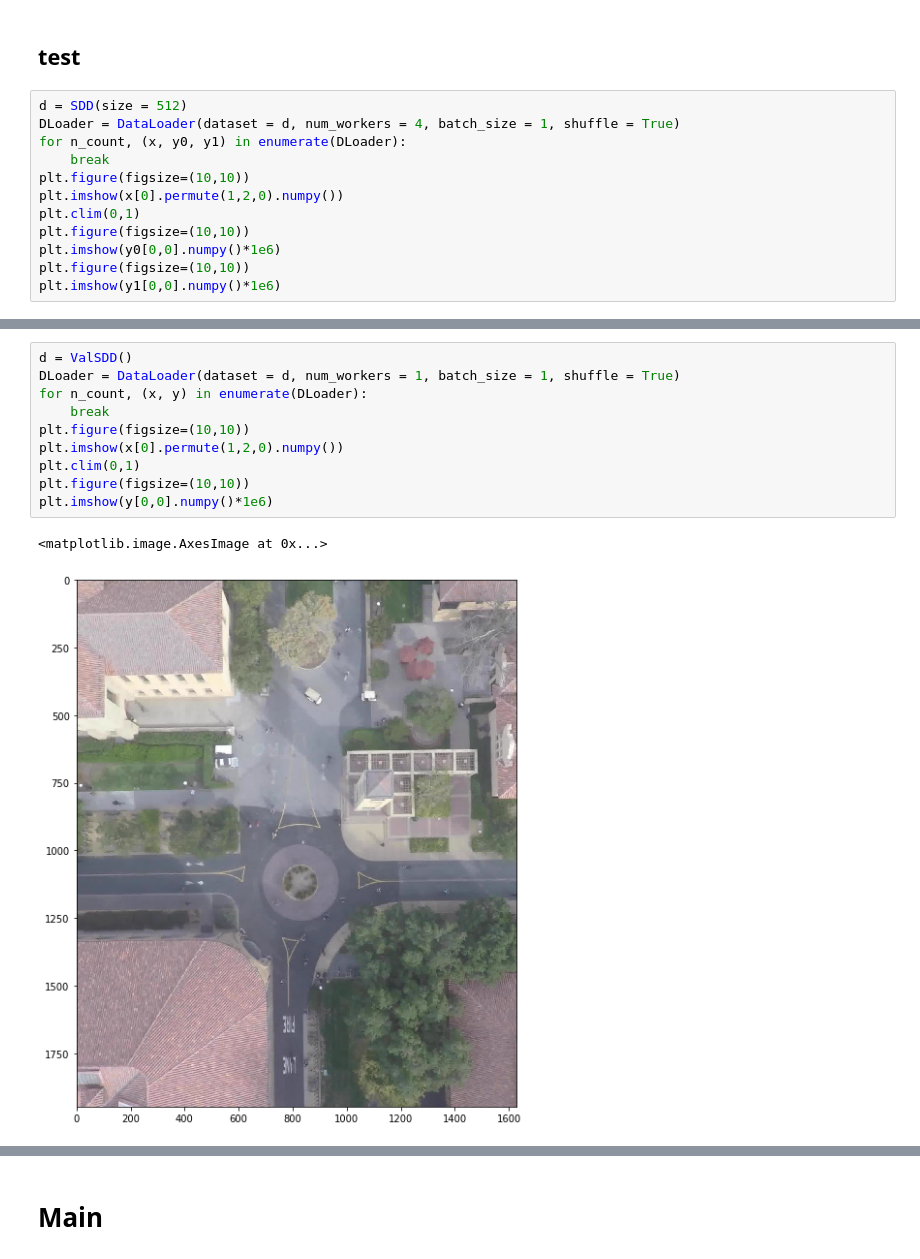
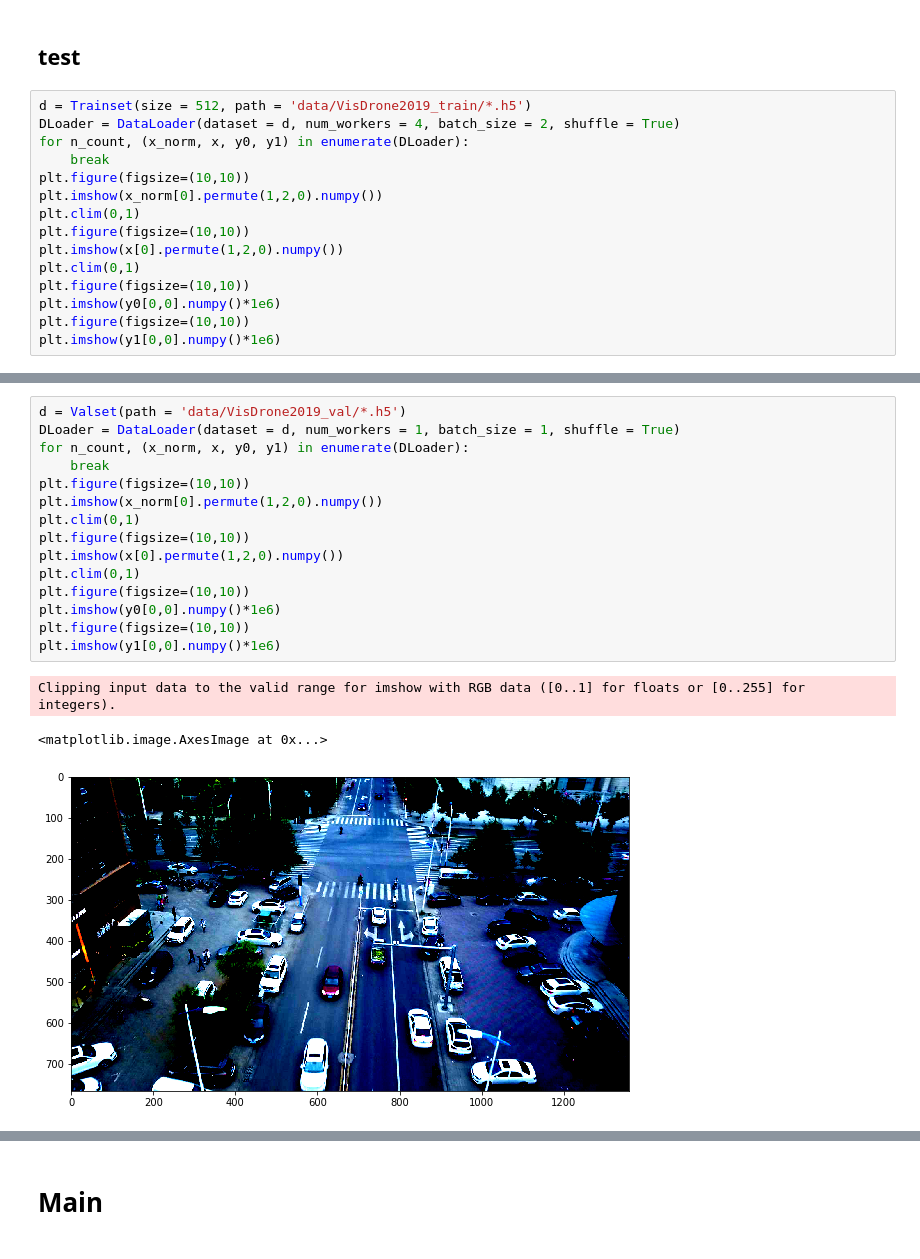
Before and after one commit to angry77cat/CogComp19F_CrowdCount, a Jupyter notebook: train.ipynb, the cells around one changed output, grey strips where cells are left out. Saved outputs shown, nothing was run; the diff lists cells and outputs as text.

Commit message:
feature: add dataset, and refactor

```diff
--- a/train.ipynb
+++ b/train.ipynb
@@ -237,10 +250,13 @@ def evalfunc(model, VLoader, criterion, scaling_factor):
 # %% [markdown]
 ## test
 # %%
-d = SDD(size = 512)
-DLoader = DataLoader(dataset = d, num_workers = 4, batch_size = 1, shuffle = True)
-for n_count, (x, y0, y1) in enumerate(DLoader):
+d = Trainset(size = 512, path = 'data/VisDrone2019_train/*.h5')
+DLoader = DataLoader(dataset = d, num_workers = 4, batch_size = 2, shuffle = True)
+for n_count, (x_norm, x, y0, y1) in enumerate(DLoader):
     break
+plt.figure(figsize=(10,10))
+plt.imshow(x_norm[0].permute(1,2,0).numpy())
+plt.clim(0,1)
 plt.figure(figsize=(10,10))
 plt.imshow(x[0].permute(1,2,0).numpy())
 plt.clim(0,1)
@@ -256,13 +274,19 @@ plt.imshow(y1[0,0].numpy()*1e6)
 # %%
-d = ValSDD()
+d = Valset(path = 'data/VisDrone2019_val/*.h5')
 DLoader = DataLoader(dataset = d, num_workers = 1, batch_size = 1, shuffle = True)
-for n_count, (x, y) in enumerate(DLoader):
+for n_count, (x_norm, x, y0, y1) in enumerate(DLoader):
     break
+plt.figure(figsize=(10,10))
+plt.imshow(x_norm[0].permute(1,2,0).numpy())
+plt.clim(0,1)
 plt.figure(figsize=(10,10))
 plt.imshow(x[0].permute(1,2,0).numpy())
 plt.clim(0,1)
 plt.figure(figsize=(10,10))
-plt.imshow(y[0,0].numpy()*1e6)
+plt.imshow(y0[0,0].numpy()*1e6)
+plt.figure(figsize=(10,10))
+plt.imshow(y1[0,0].numpy()*1e6)
 # %% [output]
-<matplotlib.image.AxesImage at 0x...>
+Clipping input data to the valid range for imshow with RGB data ([0..1] for floats or [0..255] for integers).
+<matplotlib.image.AxesImage at 0x...>
-[figure, old version]
+[figure, new version]
```
Also changed, not shown: parts of 15 cells of this notebook, 16 other files.
